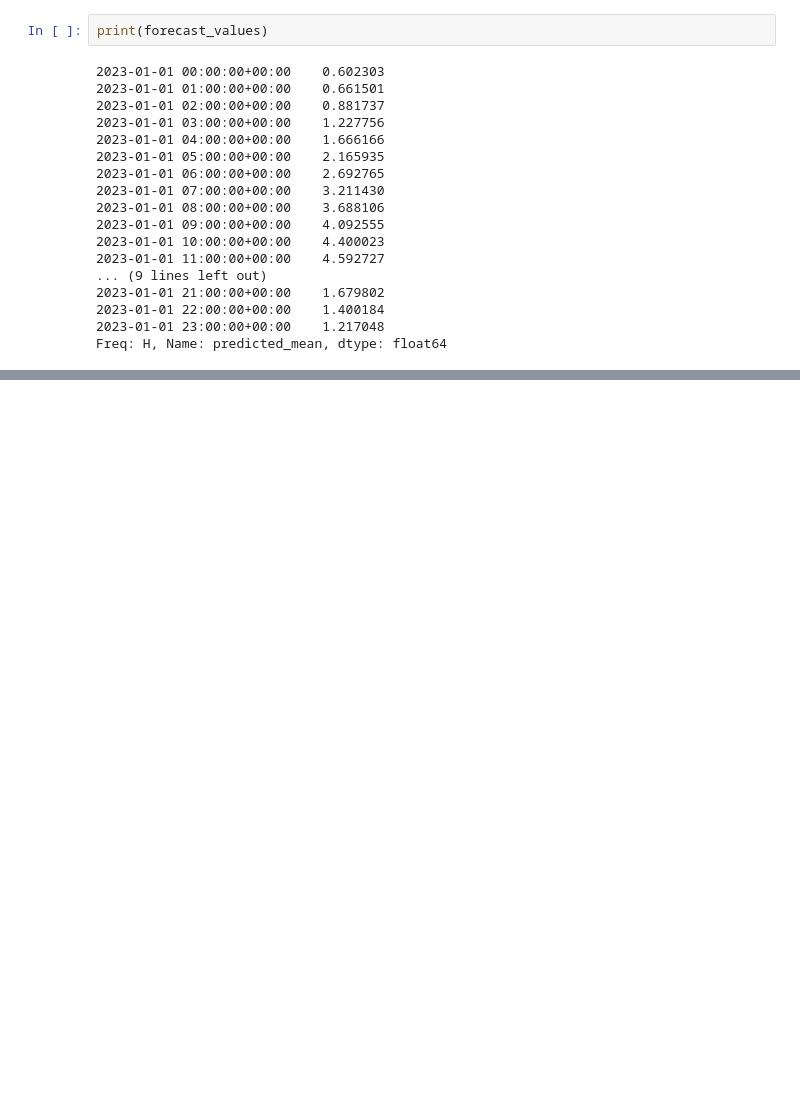
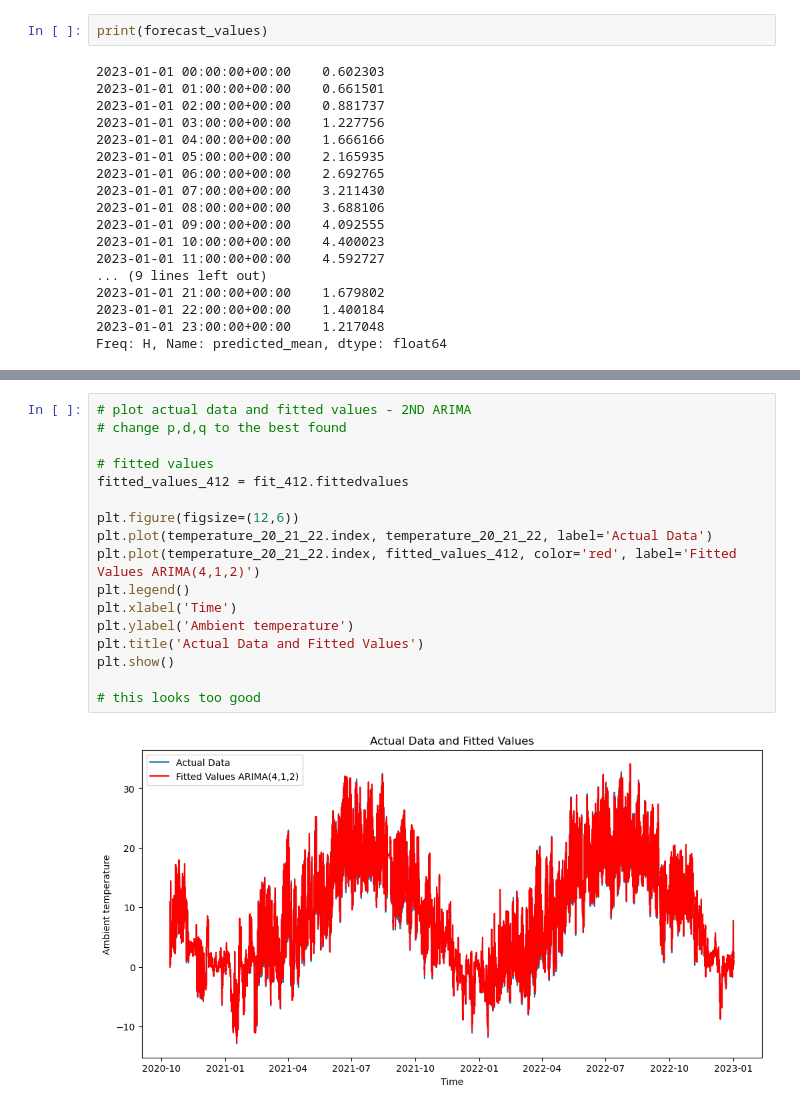
Before and after one commit to bregina98/Local-prediction-of-weather-parameters-based-on-historical-data, a Jupyter notebook: ambient_temperature.ipynb, the cells around one changed output, grey strips where cells are left out. Saved outputs shown, nothing was run; the diff lists cells and outputs as text; blank space fills up the shorter version.

```diff
--- a/ambient_temperature.ipynb
+++ b/ambient_temperature.ipynb
@@ -512 +558,20 @@ plt.show()
+# %%
+# plot actual data and fitted values - 2ND ARIMA
+# change p,d,q to the best found
+
+# fitted values
+fitted_values_412 = fit_412.fittedvalues
+
+plt.figure(figsize=(12,6))
+plt.plot(temperature_20_21_22.index, temperature_20_21_22, label='Actual Data')
+plt.plot(temperature_20_21_22.index, fitted_values_412, color='red', label='Fitted Values ARIMA(4,1,2)')
+plt.legend()
+plt.xlabel('Time')
+plt.ylabel('Ambient temperature')
+plt.title('Actual Data and Fitted Values')
+plt.show()
+
+# this looks too good
+# %% [output]
+[figure, added]
 # %%
```
Also changed, not shown: parts of 7 cells of this notebook.
